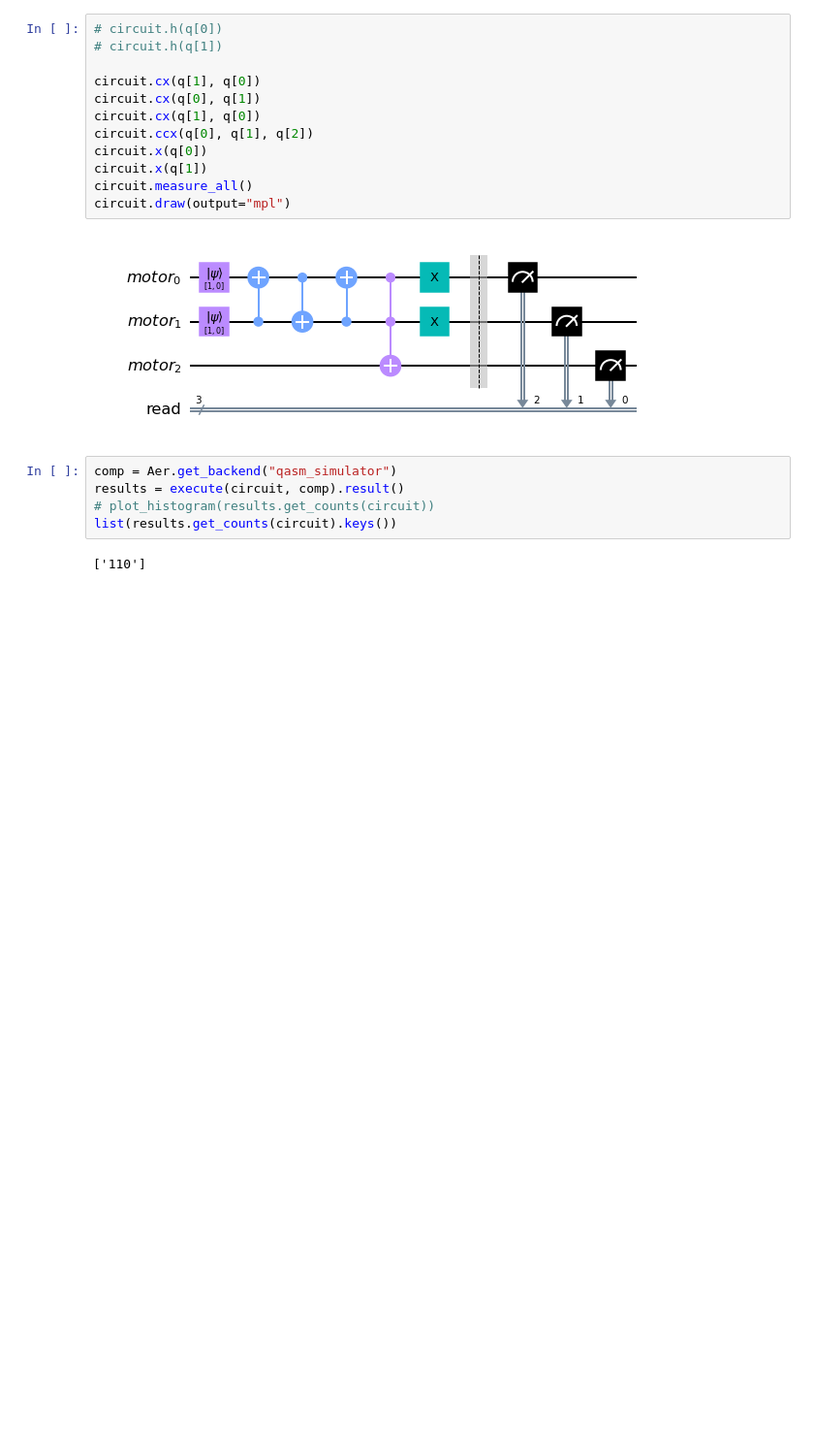
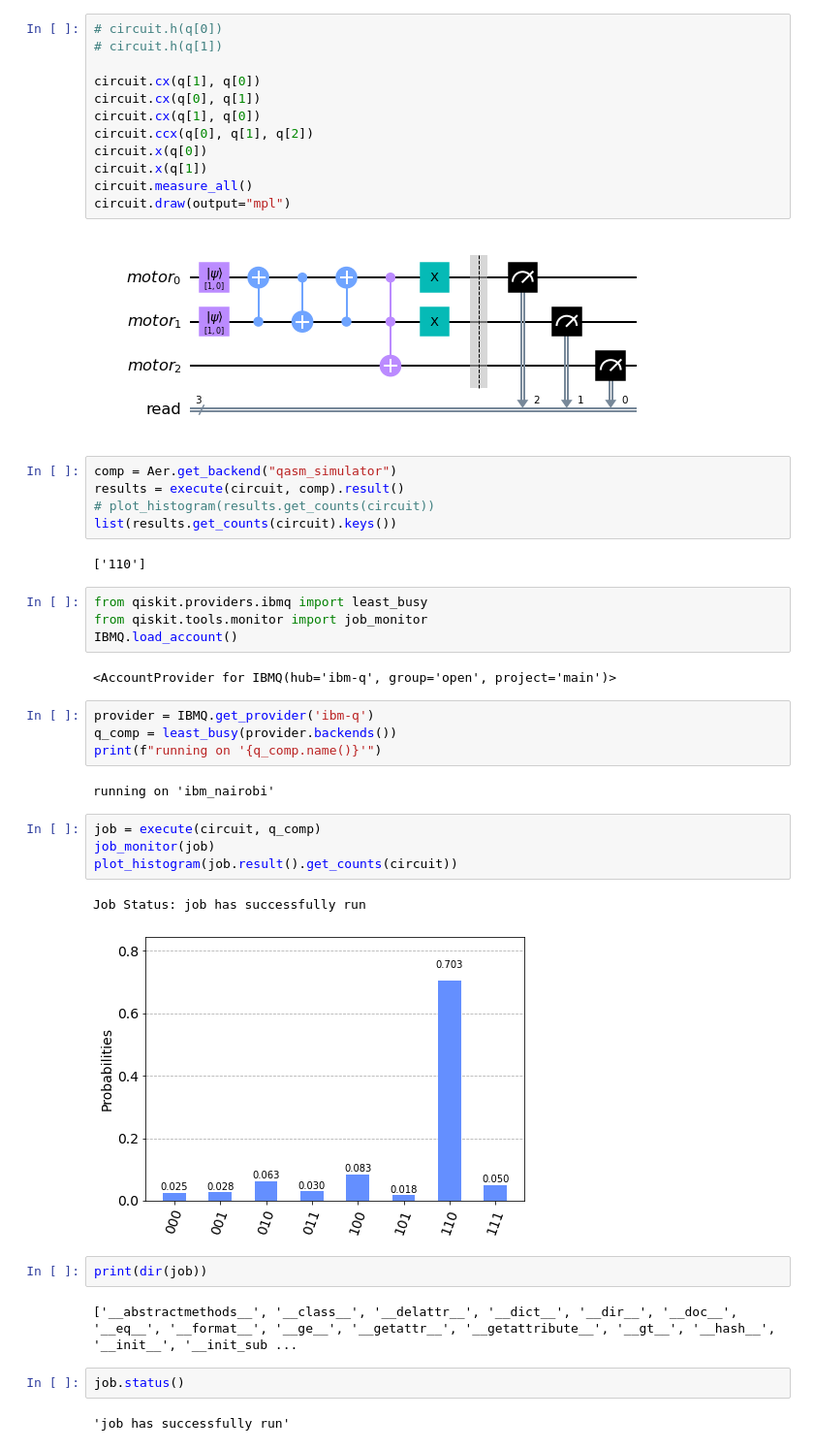
Before and after one commit to PeithonKing/Quantum_Robot, a Jupyter notebook: Codes/fbv2.ipynb, the cells around one changed output. Shown: that part at 97% size. Saved outputs shown, nothing was run; the diff lists cells and outputs as text; blank space fills up the shorter version.

```diff
--- a/Codes/fbv2.ipynb
+++ b/Codes/fbv2.ipynb
@@ -80,3 +80,30 @@ results = execute(circuit, comp).result()
 list(results.get_counts(circuit).keys())
 # %% [output]
 ['110']
+# %%
+from qiskit.providers.ibmq import least_busy
+from qiskit.tools.monitor import job_monitor
+IBMQ.load_account()
+# %% [output]
+<AccountProvider for IBMQ(hub='ibm-q', group='open', project='main')>
+# %%
+provider = IBMQ.get_provider('ibm-q')
+q_comp = least_busy(provider.backends())
+print(f"running on '{q_comp.name()}'")
+# %% [output]
+running on 'ibm_nairobi'
+# %%
+job = execute(circuit, q_comp)
+job_monitor(job)
+plot_histogram(job.result().get_counts(circuit))
+# %% [output]
+Job Status: job has successfully run
+[figure, added]
+# %%
+print(dir(job))
+# %% [output]
+['__abstractmethods__', '__class__', '__delattr__', '__dict__', '__dir__', '__doc__', '__eq__', '__format__', '__ge__', '__getattr__', '__getattribute__', '__gt__', '__hash__', '__init__', '__init_sub ...
+# %%
+job.status()
+# %% [output]
+'job has successfully run'
```
Also changed, not shown: 4 other files.
